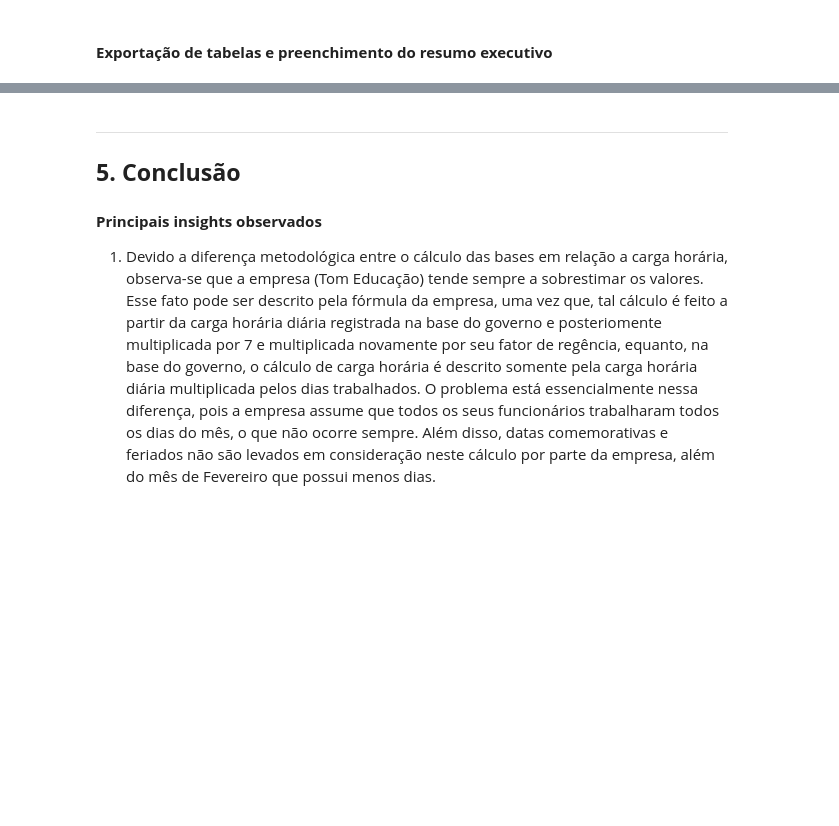
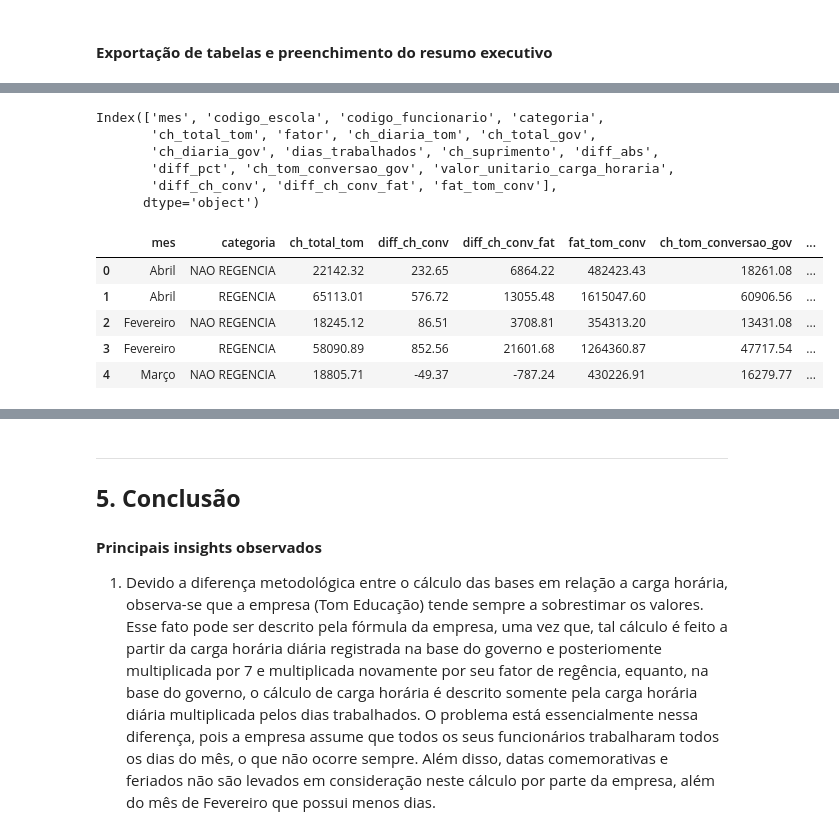
Before and after one commit to raulward/tec_case_tom_educacao, a Jupyter notebook: notebooks/main.ipynb, the cells around one changed output, grey strips where cells are left out. Cells and saved outputs as stored; diff of their text form; code cells hidden in the pictures; blank space fills up the shorter version.

```diff
--- a/notebooks/main.ipynb
+++ b/notebooks/main.ipynb
@@ -1810,0 +1763,9 @@ complete_grouped.head()
+# %%
+complete_copy = complete.copy()
+
+complete_copy['ch_tom_conversao_gov'] = (
+    complete_copy['ch_diaria_tom']
+    * complete_copy['dias_trabalhados']
+)
+
+complete_copy.head()
@@ -1810,0 +1779,8 @@ complete_grouped.head()
+# %%
+complete_copy = complete_copy.merge(
+    school_values[['codigo_escola', 'valor_unitario_carga_horaria']],
+    on='codigo_escola',
+    how='left'
+)
+
+complete_copy.head()
@@ -1810,0 +1794,7 @@ complete_grouped.head()
+# %%
+complete_copy['diff_ch_conv'] =  complete_copy['ch_tom_conversao_gov'] - complete_copy['ch_total_gov']
+complete_copy['diff_ch_conv_fat'] = complete_copy['diff_ch_conv'] *  complete_copy['valor_unitario_carga_horaria']
+complete_copy['fat_tom_conv'] = complete_copy['ch_tom_conversao_gov'] *  complete_copy['valor_unitario_carga_horaria']
+
+
+complete_copy.head()
@@ -1810,0 +1808,37 @@ complete_grouped.head()
+# %%
+complete_copy.columns
+# %% [output]
+Index(['mes', 'codigo_escola', 'codigo_funcionario', 'categoria',
+       'ch_total_tom', 'fator', 'ch_diaria_tom', 'ch_total_gov',
+       'ch_diaria_gov', 'dias_trabalhados', 'ch_suprimento', 'diff_abs',
+       'diff_pct', 'ch_tom_conversao_gov', 'valor_unitario_carga_horaria',
+       'diff_ch_conv', 'diff_ch_conv_fat', 'fat_tom_conv'],
+      dtype='object')
+# %%
+resume = (
+    complete_copy
+    .groupby(['mes', 'categoria'])
+    .agg({
+        'ch_total_tom': 'sum',
+        'diff_ch_conv': 'sum',
+        'diff_ch_conv_fat': 'sum',
+        'fat_tom_conv': 'sum',
+        'ch_tom_conversao_gov': 'sum',
+        'diff_ch_conv_fat': 'sum',
+        'ch_total_gov': 'sum',
+        'diff_ch_conv': 'sum'
+    })
+    .reset_index()
+)
+
+num_cols = resume.select_dtypes(include='number').columns
+resume[num_cols] = resume[num_cols].round(2)
+
+resume.head()
+# %% [output]
+|  | mes | categoria | ch_total_tom | diff_ch_conv | diff_ch_conv_fat | fat_tom_conv | ch_tom_conversao_gov | ... |
+| 0 | Abril | NAO REGENCIA | 22142.32 | 232.65 | 6864.22 | 482423.43 | 18261.08 | ... |
+| 1 | Abril | REGENCIA | 65113.01 | 576.72 | 13055.48 | 1615047.60 | 60906.56 | ... |
+| 2 | Fevereiro | NAO REGENCIA | 18245.12 | 86.51 | 3708.81 | 354313.20 | 13431.08 | ... |
+| 3 | Fevereiro | REGENCIA | 58090.89 | 852.56 | 21601.68 | 1264360.87 | 47717.54 | ... |
+| 4 | Março | NAO REGENCIA | 18805.71 | -49.37 | -787.24 | 430226.91 | 16279.77 | ... |
```
Also changed, not shown: parts of 18 cells of this notebook, 1 other file.
